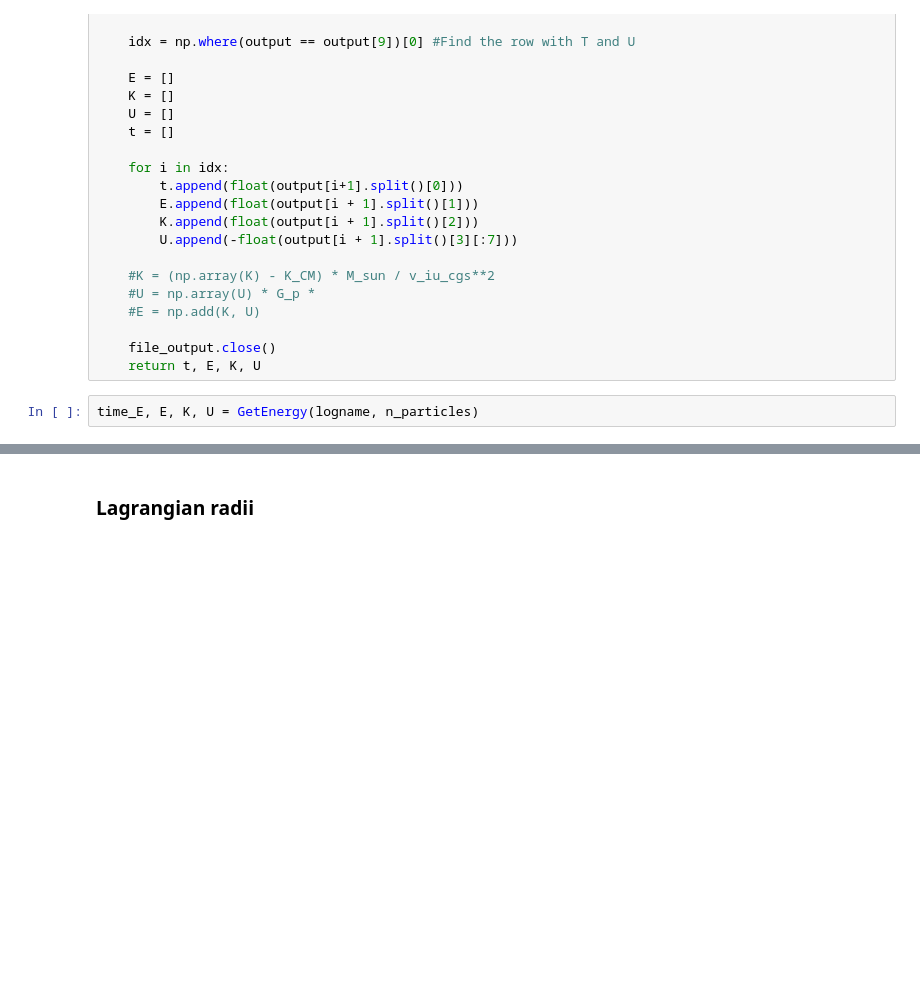
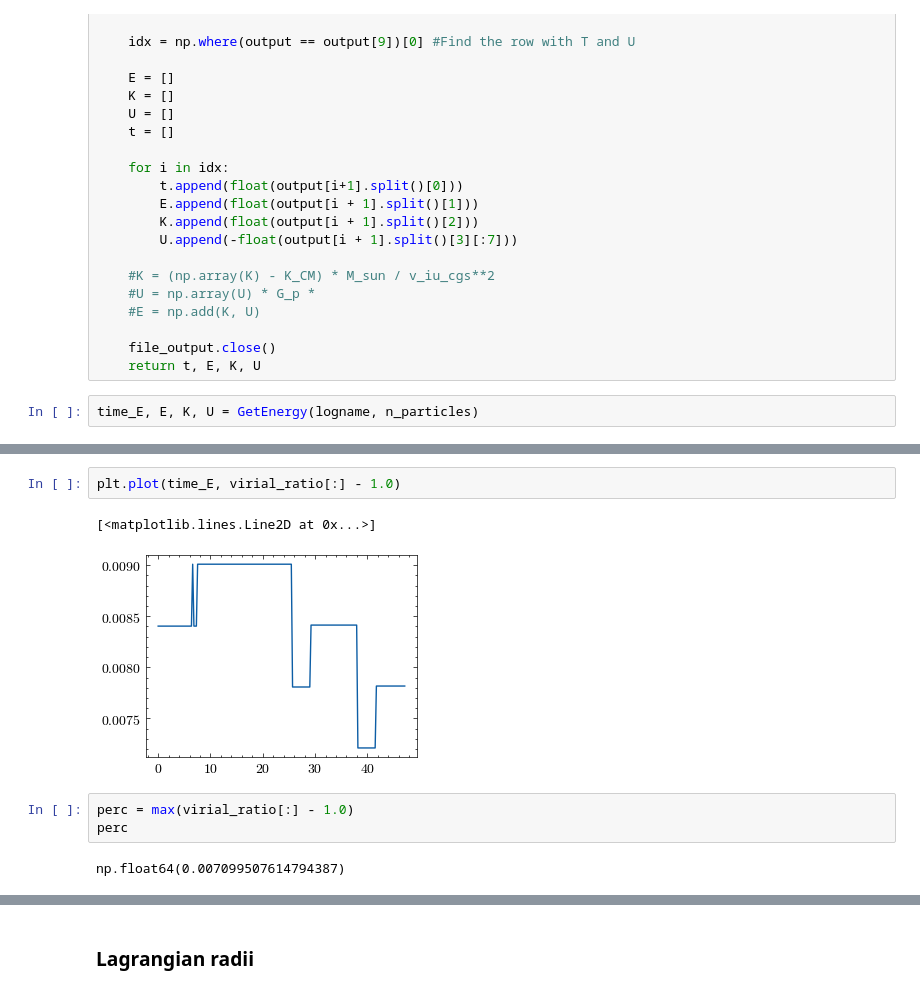
Before and after one commit to lisam10/stellar_systems_dynamics2024, a Jupyter notebook: final_exercise/Plotter.ipynb, the cells around one changed output, grey strips where cells are left out. Cells and saved outputs as stored; diff of their text form; blank space fills up the shorter version.

```diff
--- a/final_exercise/Plotter.ipynb
+++ b/final_exercise/Plotter.ipynb
@@ -352,3 +352,13 @@ plt.show()
+# %%
+plt.plot(time_E, virial_ratio[:] - 1.0)
+# %% [output]
+[<matplotlib.lines.Line2D at 0x...>]
+[figure, added]
+# %%
+perc = max(virial_ratio[:] - 1.0)
+perc
+# %% [output]
+np.float64(0.007099507614794387)
 # %%
 print(2 * K[0] / np.abs(U[0]))
 # %% [output]
```
Also changed, not shown: parts of 8 cells of this notebook, 3 other files.
